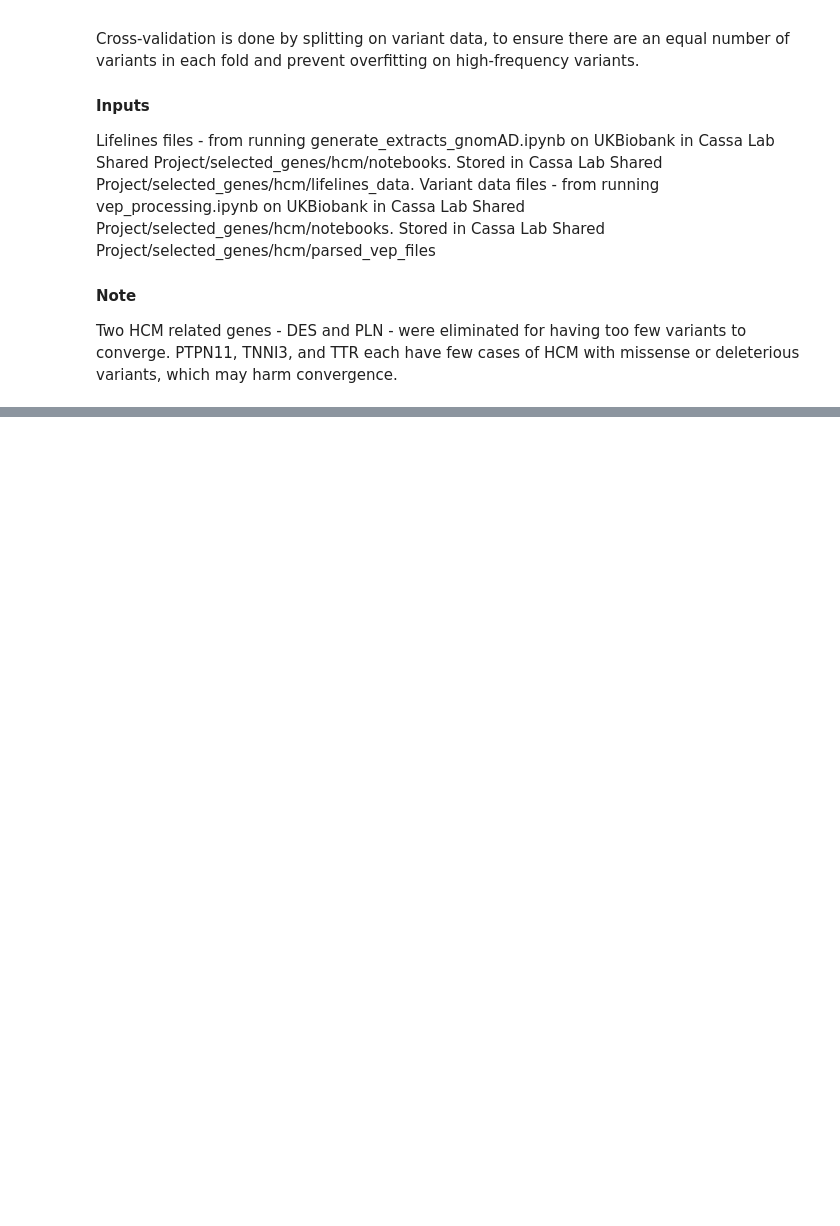
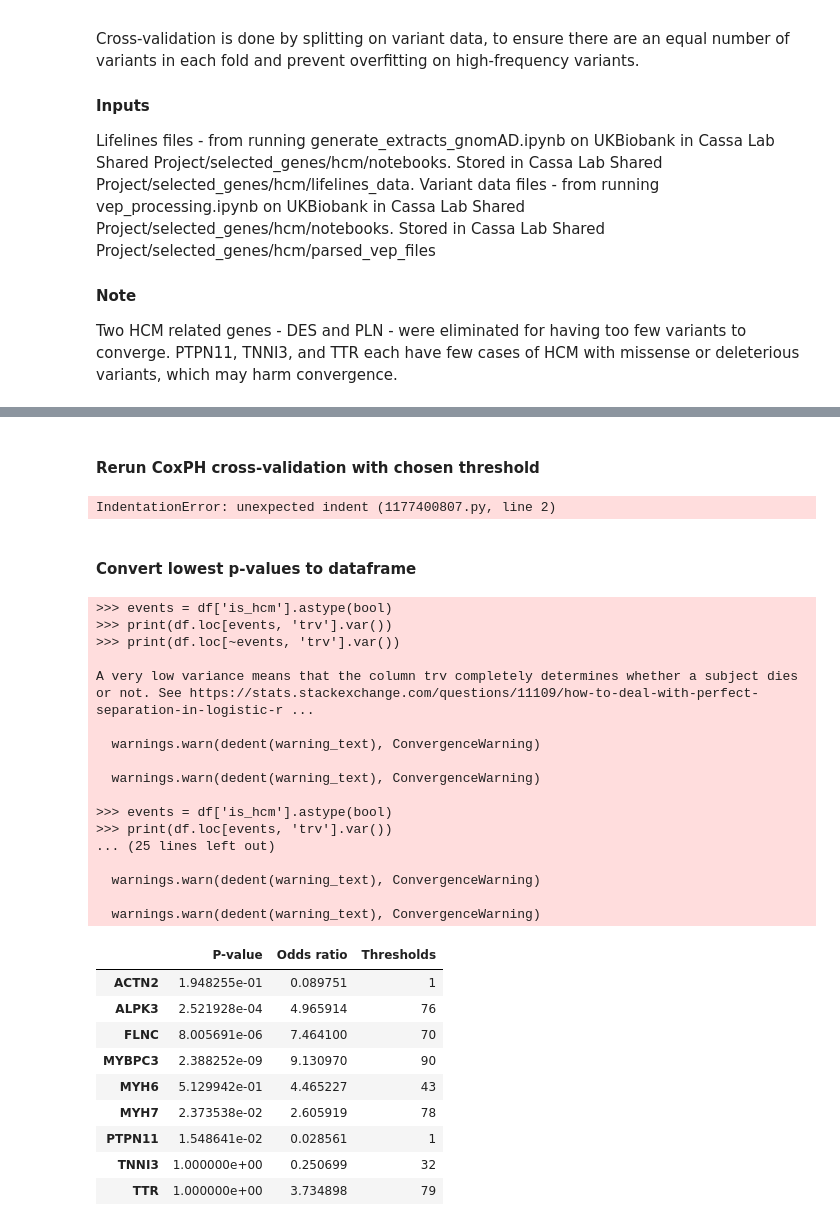
Before and after one commit to selinkubali/hcm_notebooks, a Jupyter notebook: cross_val.ipynb, the cells around one changed output, grey strips where cells are left out. Drawn from its saved outputs; the diff is of its cells as text; code cells hidden in the pictures; blank space fills up the shorter version.

```diff
--- a/cross_val.ipynb
+++ b/cross_val.ipynb
@@ -144,0 +116,9 @@ P-values:  {1: 1.0, 2: 1.0, 3: 1.0, 4: 1.0, 5: 1.0, 6: 1.0, 7: 1.0, 8: 1.0, 9: 1
+# %%
+genes = ['ACTN2', 'ALPK3', 'FLNC','MYBPC3','MYH6', 'MYH7', 'PTPN11', 'TNNI3', 'TTR']
+lowest_thresholds_by_p_val = {}
+for gene in genes:
+    p_vals, hazard_ratios = find_params(gene)
+    # By minimizing p-value
+    print(p_vals)
+    associated_threshold = min(p_vals, key=p_vals.get)
+    lowest_thresholds_by_p_val.update({gene:associated_threshold})
@@ -144,0 +227,8 @@ P-values:  {1: 1.0, 2: 1.0, 3: 1.0, 4: 1.0, 5: 1.0, 6: 1.0, 7: 1.0, 8: 1.0, 9: 1
+# %%
+genes = ['ACTN2', 'ALPK3', 'FLNC','MYBPC3','MYH6', 'MYH7', 'PTPN11', 'TNNI3', 'TTR']
+threshold_by_odds_ratio = {}
+for gene in genes:
+    p_vals, hazard_ratios = find_params(gene)
+    # By minimizing p-value
+    associated_threshold = max(hazard_ratios, key=hazard_ratios.get)
+    threshold_by_odds_ratio.update({gene:associated_threshold})
@@ -144,0 +253,2 @@ P-values:  {1: 1.0, 2: 1.0, 3: 1.0, 4: 1.0, 5: 1.0, 6: 1.0, 7: 1.0, 8: 1.0, 9: 1
+# %% [markdown]
+#### Rerun CoxPH cross-validation with chosen threshold
@@ -144,0 +298,57 @@ P-values:  {1: 1.0, 2: 1.0, 3: 1.0, 4: 1.0, 5: 1.0, 6: 1.0, 7: 1.0, 8: 1.0, 9: 1
+# %%
+## graphs
+        """kmf_lowest_25_variant = KaplanMeierFitter()
+        kmf_lowest_25_variant.fit(durations=bottom['duration'], event_observed=bottom['is_hcm'], label = 'bottom')
+        kmf_lowest_25_variant.plot_survival_function()
+
+
+        kmf_highest_25_variant = KaplanMeierFitter()
+        kmf_highest_25_variant.fit(durations=top['duration'], event_observed=top['is_hcm'], label = 'top')
+        kmf_highest_25_variant.plot_survival_function()
+
+
+
+        plt.title(gene)
+        plt.figure()"""
+# %% [output]
+IndentationError: unexpected indent (1177400807.py, line 2)
+# %% [markdown]
+#### Convert lowest p-values to dataframe
+# %%
+updated_p_vals, hazard_ratios = find_threshold_vals(lowest_thresholds_by_p_val)
+p_vals = pd.DataFrame.from_dict(updated_p_vals, orient = 'index')
+p_vals.columns = ["P-value"]
+hazard_ratios = pd.DataFrame.from_dict(hazard_ratios, orient = 'index')
+hazard_ratios.columns = ["Odds ratio"]
+thresholds = pd.DataFrame.from_dict(lowest_thresholds_by_p_val, orient = 'index')
+thresholds.columns = ["Thresholds"]
+df = p_vals.join(hazard_ratios).join(thresholds)
+df
+# %% [output]
+>>> events = df['is_hcm'].astype(bool)
+>>> print(df.loc[events, 'trv'].var())
+>>> print(df.loc[~events, 'trv'].var())
+
+A very low variance means that the column trv completely determines whether a subject dies or not. See https://stats.stackexchange.com/questions/11109/how-to-deal-with-perfect-separation-in-logistic-r ...
+
+  warnings.warn(dedent(warning_text), ConvergenceWarning)
+
+  warnings.warn(dedent(warning_text), ConvergenceWarning)
+
+>>> events = df['is_hcm'].astype(bool)
+>>> print(df.loc[events, 'trv'].var())
+... (25 lines left out)
+
+  warnings.warn(dedent(warning_text), ConvergenceWarning)
+
+  warnings.warn(dedent(warning_text), ConvergenceWarning)
+|  | P-value | Odds ratio | Thresholds |
+| ACTN2 | 1.948255e-01 | 0.089751 | 1 |
+| ALPK3 | 2.521928e-04 | 4.965914 | 76 |
+| FLNC | 8.005691e-06 | 7.464100 | 70 |
+| MYBPC3 | 2.388252e-09 | 9.130970 | 90 |
+| MYH6 | 5.129942e-01 | 4.465227 | 43 |
+| MYH7 | 2.373538e-02 | 2.605919 | 78 |
+| PTPN11 | 1.548641e-02 | 0.028561 | 1 |
+| TNNI3 | 1.000000e+00 | 0.250699 | 32 |
+| TTR | 1.000000e+00 | 3.734898 | 79 |
```
Also changed, not shown: parts of 10 cells of this notebook, 1 other file.
